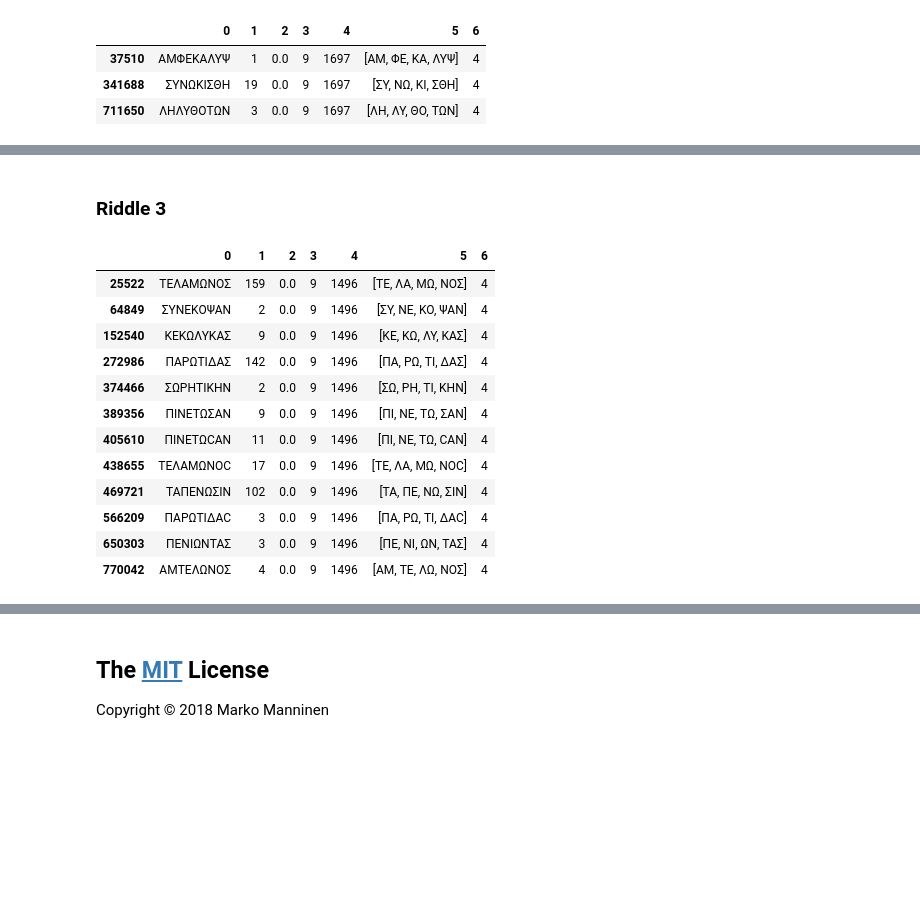
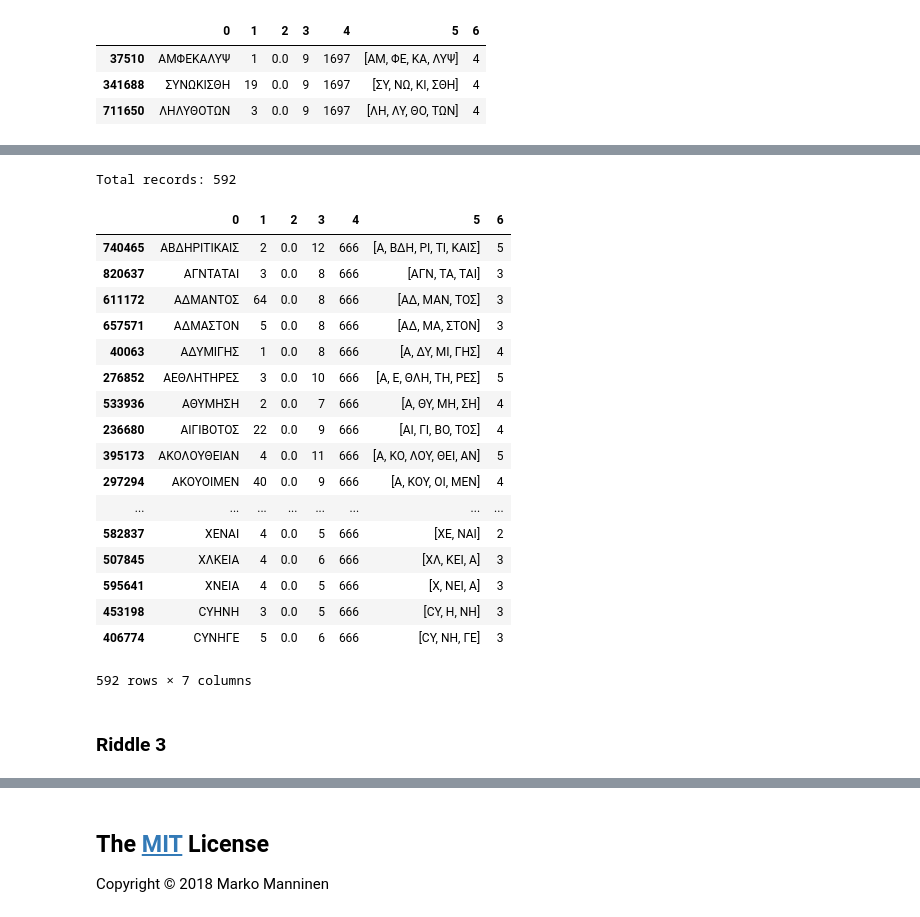
Before and after one commit to markomanninen/grcriddles, a Jupyter notebook: Isopsephical riddles in the Greek Pseudo Sibylline hexameter poetry.ipynb, the cells around one changed output, grey strips where cells are left out. Drawn from its saved outputs; the diff is of its cells as text; code cells hidden in the pictures; blank space fills up the shorter version.

```diff
--- a/Isopsephical riddles in the Greek Pseudo Sibylline hexameter poetry.ipynb
+++ b/Isopsephical riddles in the Greek Pseudo Sibylline hexameter poetry.ipynb
@@ -328,21 +397,33 @@ f
+# %%
+# riddle 2b wrapper function
+def riddle2b(x, isopsephy, letters = 0):
+    return nisopsephy(x, isopsephy) and (nletters(x, letters) if letters else True)
+
+# solve the riddle 2b
+i = df.copy()
+i = i[i.apply(lambda x: riddle2b(x, 666), axis=1)]
+
+print("Total records: %s" % len(i))
+i.sort_values(0)
+# %% [output]
+Total records: 592
+|  | 0 | 1 | 2 | 3 | 4 | 5 | 6 |
+| 740465 | ΑΒΔΗΡΙΤΙΚΑΙΣ | 2 | 0.0 | 12 | 666 | [Α, ΒΔΗ, ΡΙ, ΤΙ, ΚΑΙΣ] | 5 |
+| 820637 | ΑΓΝΤΑΤΑΙ | 3 | 0.0 | 8 | 666 | [ΑΓΝ, ΤΑ, ΤΑΙ] | 3 |
+| 611172 | ΑΔΜΑΝΤΟΣ | 64 | 0.0 | 8 | 666 | [ΑΔ, ΜΑΝ, ΤΟΣ] | 3 |
+| 657571 | ΑΔΜΑΣΤΟΝ | 5 | 0.0 | 8 | 666 | [ΑΔ, ΜΑ, ΣΤΟΝ] | 3 |
+| 40063 | ΑΔΥΜΙΓΗΣ | 1 | 0.0 | 8 | 666 | [Α, ΔΥ, ΜΙ, ΓΗΣ] | 4 |
+| 276852 | ΑΕΘΛΗΤΗΡΕΣ | 3 | 0.0 | 10 | 666 | [Α, Ε, ΘΛΗ, ΤΗ, ΡΕΣ] | 5 |
+| 533936 | ΑΘΥΜΗΣΗ | 2 | 0.0 | 7 | 666 | [Α, ΘΥ, ΜΗ, ΣΗ] | 4 |
+| 236680 | ΑΙΓΙΒΟΤΟΣ | 22 | 0.0 | 9 | 666 | [ΑΙ, ΓΙ, ΒΟ, ΤΟΣ] | 4 |
+| 395173 | ΑΚΟΛΟΥΘΕΙΑΝ | 4 | 0.0 | 11 | 666 | [Α, ΚΟ, ΛΟΥ, ΘΕΙ, ΑΝ] | 5 |
+| 297294 | ΑΚΟΥΟΙΜΕΝ | 40 | 0.0 | 9 | 666 | [Α, ΚΟΥ, ΟΙ, ΜΕΝ] | 4 |
+| ... | ... | ... | ... | ... | ... | ... | ... |
+| 582837 | ΧΕΝΑΙ | 4 | 0.0 | 5 | 666 | [ΧΕ, ΝΑΙ] | 2 |
+| 507845 | ΧΛΚΕΙΑ | 4 | 0.0 | 6 | 666 | [ΧΛ, ΚΕΙ, Α] | 3 |
+| 595641 | ΧΝΕΙΑ | 4 | 0.0 | 5 | 666 | [Χ, ΝΕΙ, Α] | 3 |
+| 453198 | ϹΥΗΝΗ | 3 | 0.0 | 5 | 666 | [ϹΥ, Η, ΝΗ] | 3 |
+| 406774 | ϹΥΝΗΓΕ | 5 | 0.0 | 6 | 666 | [ϹΥ, ΝΗ, ΓΕ] | 3 |
+592 rows × 7 columns
 # %% [markdown]
 ### Riddle 3
-# %%
-# solve the riddle
-g = df.copy()
-g = g[g.apply(lambda x: riddle(x, 1496), axis=1)]
-g
-# %% [output]
-|  | 0 | 1 | 2 | 3 | 4 | 5 | 6 |
-| 25522 | ΤΕΛΑΜΩΝΟΣ | 159 | 0.0 | 9 | 1496 | [ΤΕ, ΛΑ, ΜΩ, ΝΟΣ] | 4 |
-| 64849 | ΣΥΝΕΚΟΨΑΝ | 2 | 0.0 | 9 | 1496 | [ΣΥ, ΝΕ, ΚΟ, ΨΑΝ] | 4 |
-| 152540 | ΚΕΚΩΛΥΚΑΣ | 9 | 0.0 | 9 | 1496 | [ΚΕ, ΚΩ, ΛΥ, ΚΑΣ] | 4 |
-| 272986 | ΠΑΡΩΤΙΔΑΣ | 142 | 0.0 | 9 | 1496 | [ΠΑ, ΡΩ, ΤΙ, ΔΑΣ] | 4 |
-| 374466 | ΣΩΡΗΤΙΚΗΝ | 2 | 0.0 | 9 | 1496 | [ΣΩ, ΡΗ, ΤΙ, ΚΗΝ] | 4 |
-| 389356 | ΠΙΝΕΤΩΣΑΝ | 9 | 0.0 | 9 | 1496 | [ΠΙ, ΝΕ, ΤΩ, ΣΑΝ] | 4 |
-| 405610 | ΠΙΝΕΤΩϹΑΝ | 11 | 0.0 | 9 | 1496 | [ΠΙ, ΝΕ, ΤΩ, ϹΑΝ] | 4 |
-| 438655 | ΤΕΛΑΜΩΝΟϹ | 17 | 0.0 | 9 | 1496 | [ΤΕ, ΛΑ, ΜΩ, ΝΟϹ] | 4 |
-| 469721 | ΤΑΠΕΝΩΣΙΝ | 102 | 0.0 | 9 | 1496 | [ΤΑ, ΠΕ, ΝΩ, ΣΙΝ] | 4 |
-| 566209 | ΠΑΡΩΤΙΔΑϹ | 3 | 0.0 | 9 | 1496 | [ΠΑ, ΡΩ, ΤΙ, ΔΑϹ] | 4 |
-| 650303 | ΠΕΝΙΩΝΤΑΣ | 3 | 0.0 | 9 | 1496 | [ΠΕ, ΝΙ, ΩΝ, ΤΑΣ] | 4 |
-| 770042 | ΑΜΤΕΛΩΝΟΣ | 4 | 0.0 | 9 | 1496 | [ΑΜ, ΤΕ, ΛΩ, ΝΟΣ] | 4 |
```
Also changed, not shown: parts of 11 cells of this notebook.
